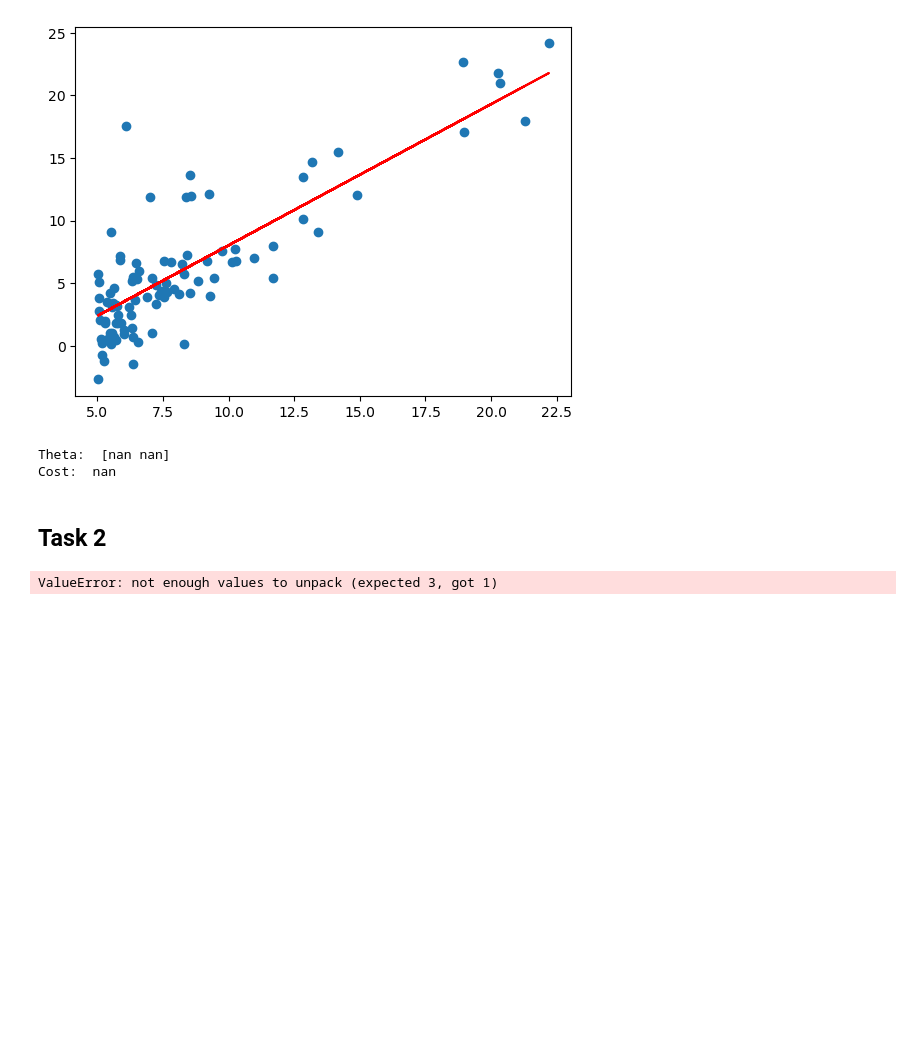
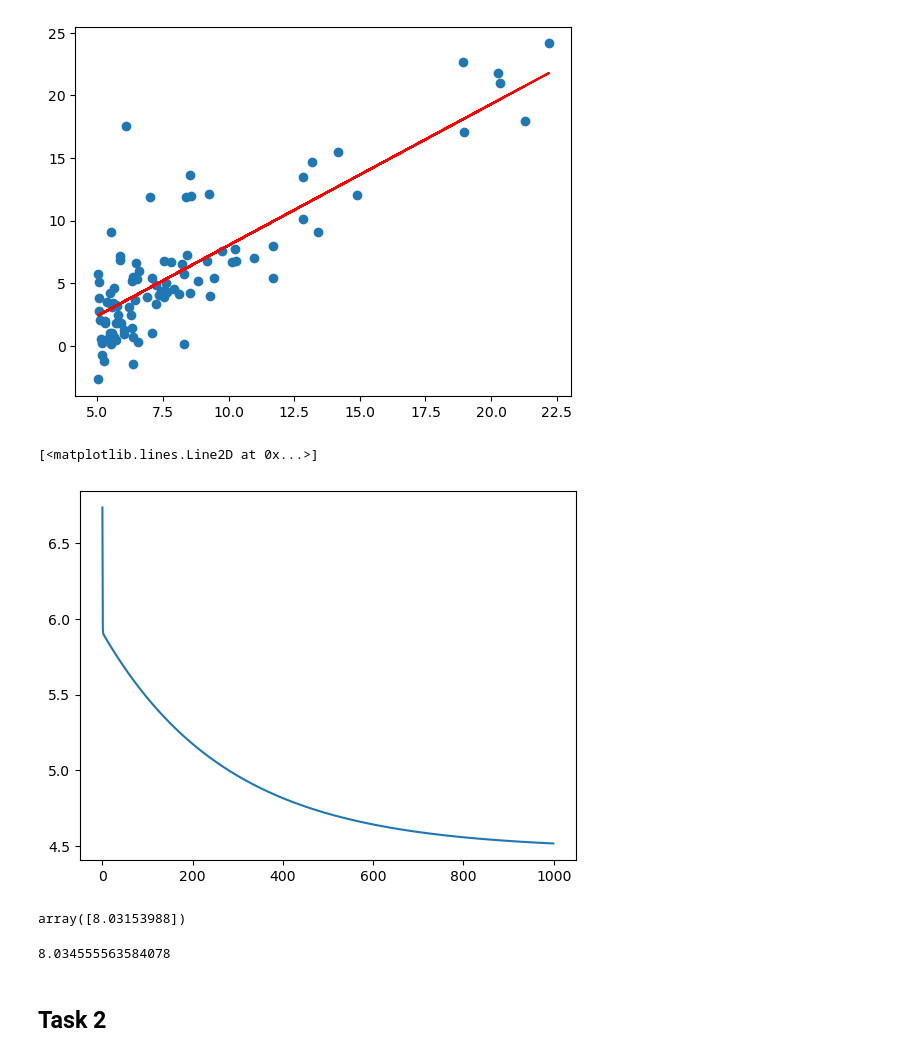
Before and after one commit to sanchine/susu, a Jupyter notebook: ml/practice_1/practice_1.ipynb, the cells around one changed output. Cells and saved outputs as stored; diff of their text form; code cells hidden in the pictures; blank space fills up the shorter version.

```diff
--- a/ml/practice_1/practice_1.ipynb
+++ b/ml/practice_1/practice_1.ipynb
@@ -26,18 +26,17 @@ plt.scatter(data['populations'], data['profits'])
 plt.show()
 # %% [output]
 [figure]
+# %%
+def computeCost(X, y, theta):
+    m = X.shape[0]
+    cost = (X @ theta - y).T @ (X @ theta - y) / (2 * m)
+    return cost
 # %%
-def computeCost(X, y, theta):
-    m = X.shape[0]
-    predicts = X @ theta
-    cost = (1 / (2 * m)) * np.sum((predicts - y) ** 2)
-    return cost
-
 m = data['populations'].shape[0]
 
 X = np.column_stack((np.ones(m), data['populations']))
 y = data['profits']
 theta = np.array([0, 0])
 
-print(computeCost(X, y, theta))
+print(X[0], computeCost(X, y, theta))
 # %% [output]
@@ -49,15 +48,14 @@ def gradientDescent(X, y, theta, alpha, iters):
     costs = []
 
     for i in range(iters):
-        predicts = X @ new_theta
-        new_theta = new_theta - ((alpha / m) * X.T @ (predicts - y))
+        new_theta = new_theta - ((alpha / m) * (X.T @ (X @ new_theta - y)))
         cost = computeCost(X, y, new_theta)
         costs.append(cost)
 
     return new_theta, costs
-
-
-alpha = 0.01
-iters = 1000
-
-result_theta = gradientDescent(X, y, theta, alpha, iters)[0]
+# %%
+alpha = 0.01
+iters = 1000
+
+result_theta, costs = gradientDescent(X, y, theta, alpha, iters)
+result_theta
@@ -69,35 +69,45 @@ plt.plot(data['populations'], X @ result_theta, color='r')
 plt.show()
 # %% [output]
 [figure]
-# %%
-alpha = 0.05
-iters = 1000
-
-theta = np.array([0, 0])
-
-results = gradientDescent(X, y, theta, alpha, iters)
-print('Theta: ', results[0], '\nCost: ', results[1][-1])
-# %% [output]
-Theta:  [nan nan]
-Cost:  nan
+# %%
+plt.plot(costs)
+# %% [output]
+[<matplotlib.lines.Line2D at 0x...>]
+[figure, added]
+# %%
+# profit_cost = computeCost(np.array([1, 10]), y, result_theta)
+# profit_cost
+x = np.array([[1, 10]])
+profit_cost = x @ result_theta
+profit_cost
+# %% [output]
+array([8.03153988])
+# %%
+from sklearn import linear_model
+
+
+model = linear_model.LinearRegression()
+model.fit(X, y)
+predicts = model.predict(x)
+predicts[-1]
+# %% [output]
+8.034555563584078
 # %% [markdown]
 ## Task 2
 # %%
-data_file = open('ex1data2.txt', 'r')
+fileee = open('ex1data2.txt', 'r')
 
 sizes = []
 bedrooms = []
 prices = []
 
-for line in data_file:
+for line in fileee:
     size, bedroom, price = line.split(',')
-    sizes.append(int(size))
-    bedrooms.append(int(bedroom))
-    prices.append(int(price))
+    sizes.append(float(size))
+    bedrooms.append(float(bedroom))
+    prices.append(float(price))
 
-data_file.close()
+fileee.close()
-# %% [output]
-ValueError: not enough values to unpack (expected 3, got 1)
 # %%
 sizes_mean = np.mean(sizes)
 sizes_std = np.std(sizes)
```
Also changed, not shown: parts of 8 cells of this notebook, 12 other files.
